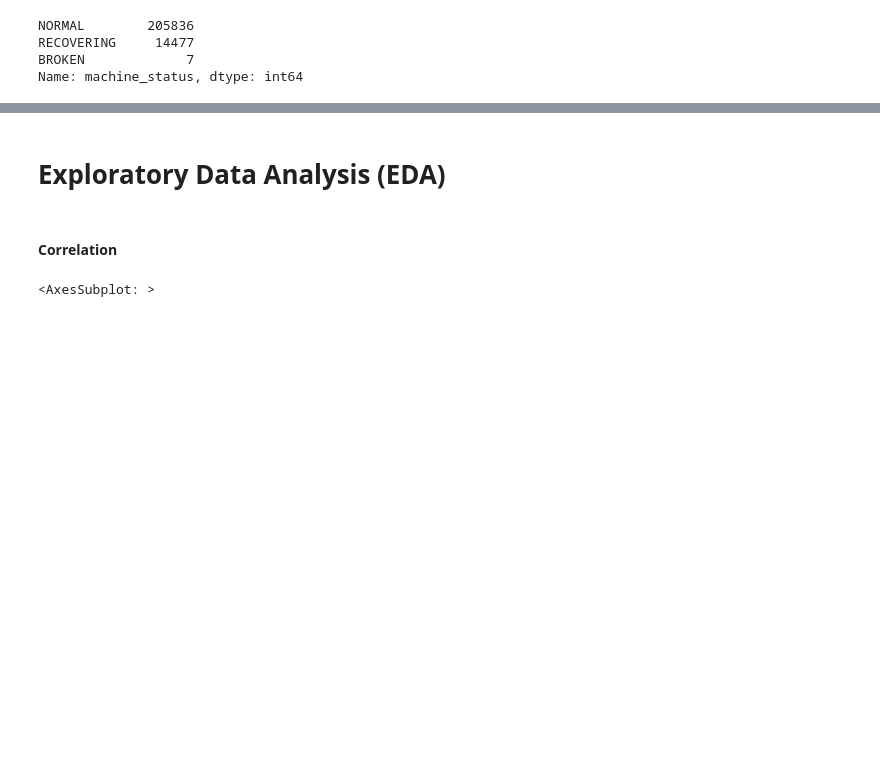
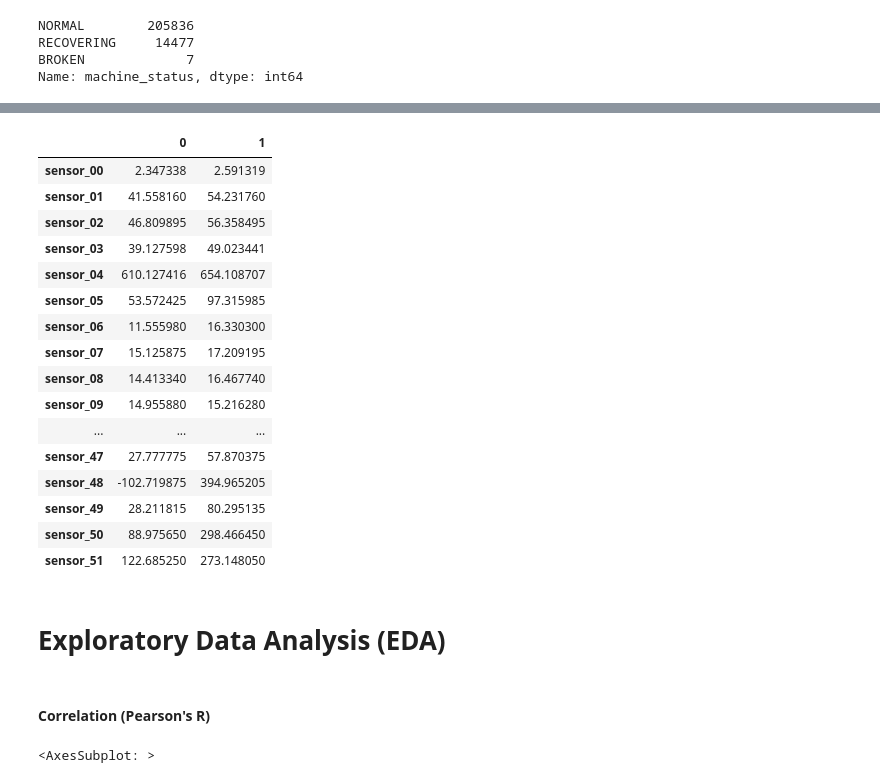
Before and after one commit to piotr-druzdzel/LSTM-for-Time-Series-Sensor-Data, a Jupyter notebook: main.ipynb, the cells around one changed output, grey strips where cells are left out. Cells and saved outputs as stored; diff of their text form; code cells hidden in the pictures; blank space fills up the shorter version.

```diff
--- a/main.ipynb
+++ b/main.ipynb
@@ -131,0 +141,12 @@ Name: machine_status, dtype: int64
+# %%
+Q1 = df.quantile(0.25) # lower percentile
+Q3 = df.quantile(0.75) # upper percentile
+
+# Inter-Quartile Range
+IQR = Q3 - Q1
+
+# Any data point less than the Lower Bound or more than the Upper Bound is considered as an outlier
+lower_bound = Q1 - 1.5 * IQR
+upper_bound = Q3 + 1.5 * IQR
+
+((df < lower_bound) | (df > upper_bound)).isna().sum()
@@ -132,7 +171,27 @@ Name: machine_status, dtype: int64
+# %%
+pd.concat([lower_bound, upper_bound], axis=1)
+# %% [output]
+|  | 0 | 1 |
+| sensor_00 | 2.347338 | 2.591319 |
+| sensor_01 | 41.558160 | 54.231760 |
+| sensor_02 | 46.809895 | 56.358495 |
+| sensor_03 | 39.127598 | 49.023441 |
+| sensor_04 | 610.127416 | 654.108707 |
+| sensor_05 | 53.572425 | 97.315985 |
+| sensor_06 | 11.555980 | 16.330300 |
+| sensor_07 | 15.125875 | 17.209195 |
+| sensor_08 | 14.413340 | 16.467740 |
+| sensor_09 | 14.955880 | 15.216280 |
+| ... | ... | ... |
+| sensor_47 | 27.777775 | 57.870375 |
+| sensor_48 | -102.719875 | 394.965205 |
+| sensor_49 | 28.211815 | 80.295135 |
+| sensor_50 | 88.975650 | 298.466450 |
+| sensor_51 | 122.685250 | 273.148050 |
 # %% [markdown]
 # Exploratory Data Analysis (EDA)
 # %% [markdown]
-#### Correlation
+#### Correlation (Pearson's R)
 # %%
 plt.style.use("dark_background")
 plt.figure(figsize=(20, 20))
```
Also changed, not shown: parts of 12 cells of this notebook.
